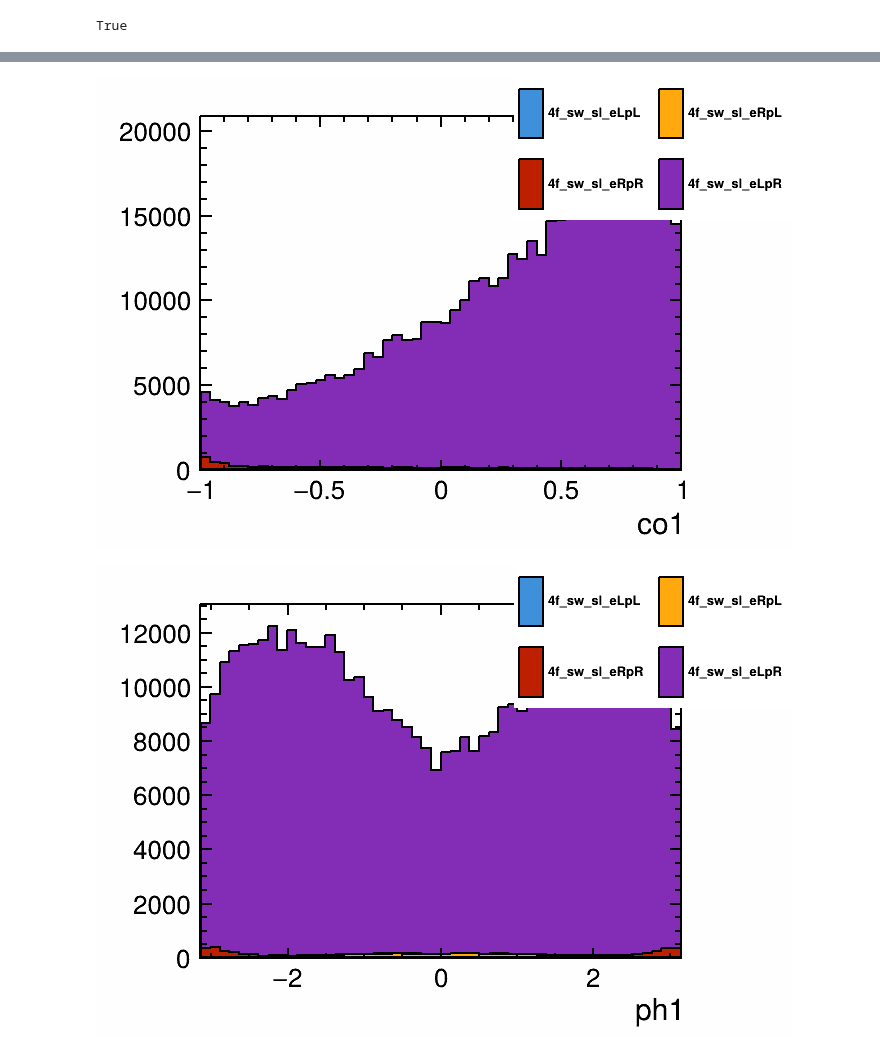
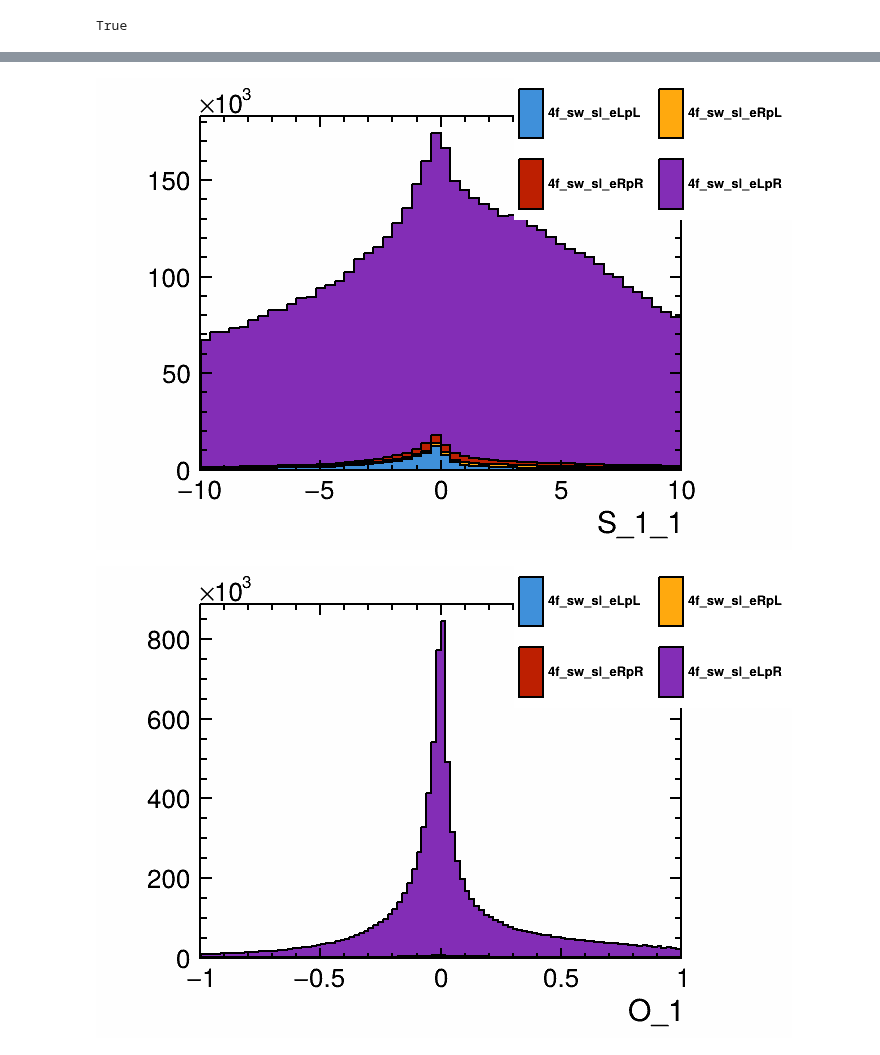
Before and after one commit to Zehvogel/enuW, a Jupyter notebook: miniDST-stage2-signal-only.ipynb, the cells around one changed output, grey strips where cells are left out. Saved outputs shown, nothing was run; the diff lists cells and outputs as text; code cells hidden in the pictures.

```diff
--- a/miniDST-stage2-signal-only.ipynb
+++ b/miniDST-stage2-signal-only.ipynb
@@ -27,7 +27,7 @@ ROOT.OOTools.init(250, mW, mZ)
 # dataset = Dataset.from_json("checked-full.json")
 dataset = Dataset.from_json("checked-signal-only-full-local.json")
 # %%
-analysis = Analysis(dataset)
+analysis = WWAnalysis(dataset)
 # analysis.init_parameters([
 #     ("Energy", "float", "-1.0"),
 # ])
@@ -164,3 +75,0 @@ analysis.Define("ph1", "iso_lep_charge < 0. ? iso_lep_ph : iso_lep_ph + ROOT::Ma
-# %%
-analysis.add_filter("iso_lep_charge < 0.", "only Wm")
-analysis.add_filter(f"abs((ub_iso_lep_lvec + ub_nu_lvec).M() - {mW}) < 2.5", "W_lep 2.5GeV")
@@ -167,3 +85,8 @@ analysis.add_filter(f"abs((ub_iso_lep_lvec + ub_nu_lvec).M() - {mW}) < 2.5", "W_
+# %%
+# analysis.add_filter("iso_lep_charge < 0.", "only Wm")
+analysis.add_filter("M_Wlep > 0.", "Wlep real")
+# analysis.add_filter(f"abs(M_Wlep - {mW}) < 15", "W_lep 15 GeV")
+# analysis.add_filter(f"abs(M_Whad - {mW}) < 20", "W_had 20 GeV")
 # %%
 
 analysis.book_histogram_1D("RecoCatAdvanced", "RecoCatAdvanced", ("", ";RecoCatAdvanced", 8, 0., 8.))
@@ -206,9 +146,7 @@ analysis.print_reports()
 # %%
-analysis.draw_histogram("co")
-analysis.draw_histogram("co1")
-analysis.draw_histogram("ph1")
-analysis.draw_histogram("co", e_pol=0.8, p_pol=-0.5)
+
 analysis.draw_histogram("S_0")
+analysis.draw_histogram("S_1_1")
 analysis.draw_histogram("O_1")
 analysis.draw_histogram("O_2")
 analysis.draw_histogram("O_3")
@@ -217,2 +155,2 @@ analysis.draw_histogram("O_3")
-[figure, old version]
+[figure, new version]
-[figure, old version]
+[figure, new version]
```
Also changed, not shown: parts of 16 cells of this notebook, 3 other files.
